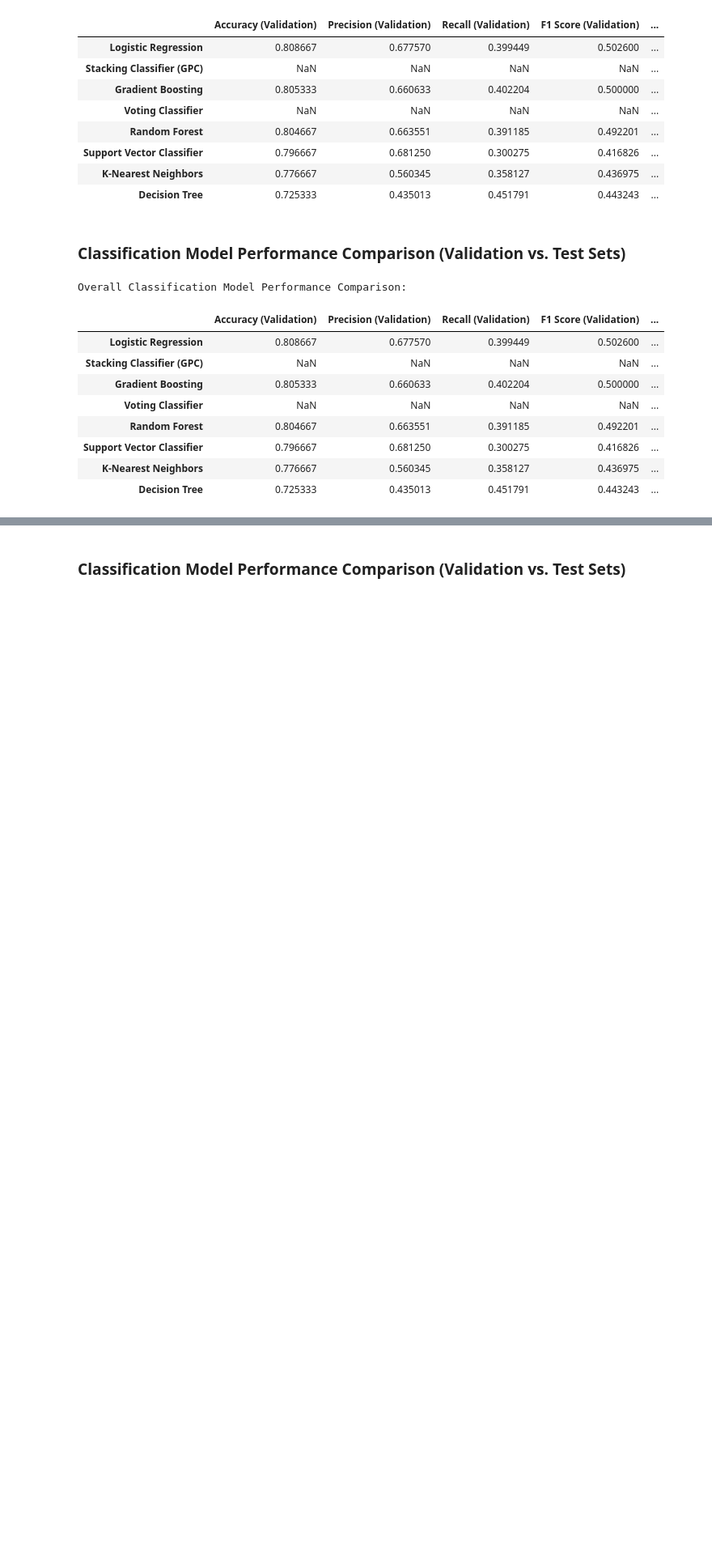
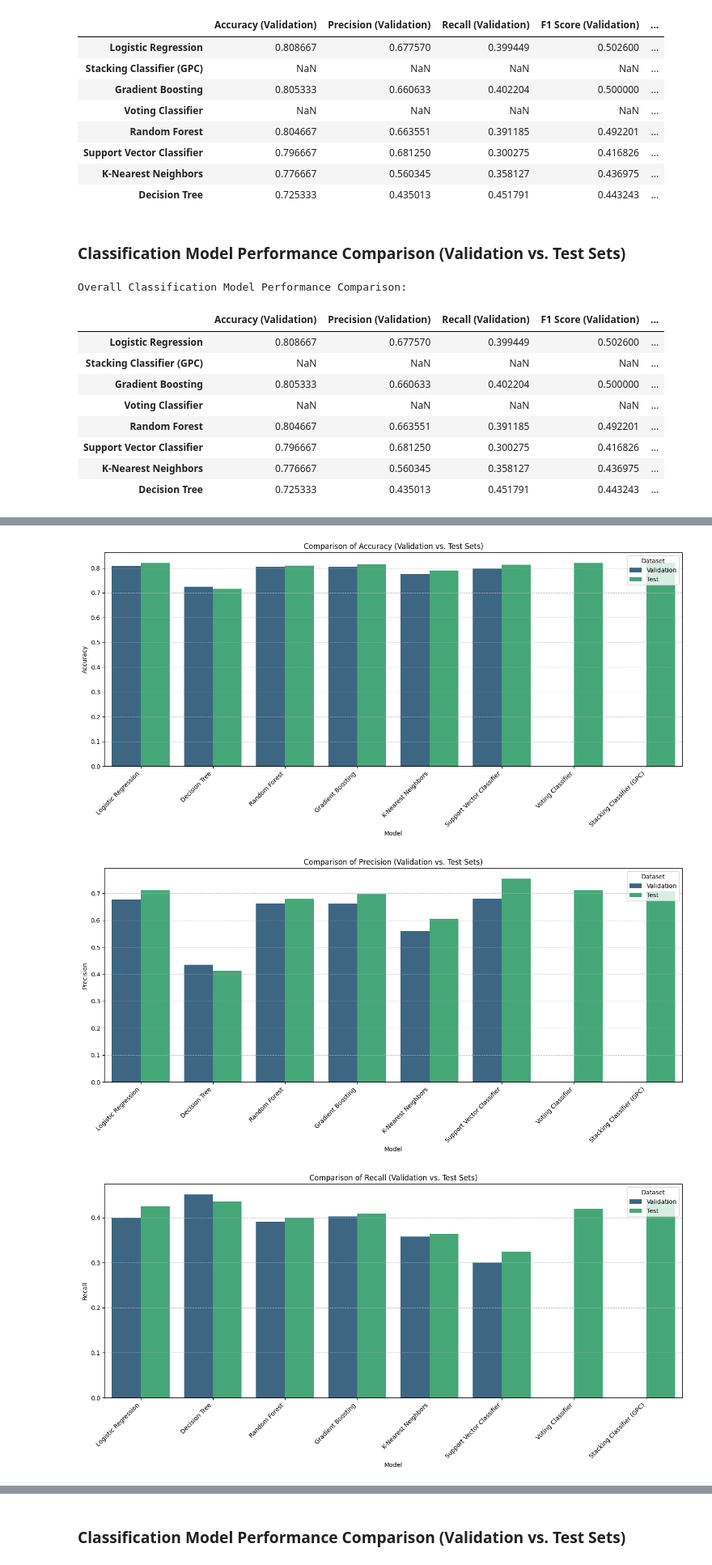
Before and after one commit to omonigho-egbo-15/ITAI_ML_FINAL_EXAM_PROJECT, a Jupyter notebook: EgboOmonigho_ITAI_Exam_2_.ipynb, the cells around one changed output, grey strips where cells are left out. Shown at 81% size. Drawn from its saved outputs; the diff is of its cells as text; code cells hidden in the pictures; blank space fills up the shorter version.

```diff
--- a/EgboOmonigho_ITAI_Exam_2_.ipynb
+++ b/EgboOmonigho_ITAI_Exam_2_.ipynb
@@ -1163,0 +1205,34 @@ Final classification results PDF has been prepared and offered for download.
+# %%
+import matplotlib.pyplot as plt
+import seaborn as sns
+
+metrics = ['Accuracy', 'Precision', 'Recall', 'F1 Score', 'ROC AUC']
+
+for metric in metrics:
+    plt.figure(figsize=(14, 7))
+    # Extract validation and test metrics for the current metric
+    validation_metric = comparison_df[metric + ' (Validation)']
+    test_metric = comparison_df[metric + ' (Test)']
+
+    # Create a DataFrame for plotting
+    plot_df = pd.DataFrame({
+        'Model': comparison_df.index,
+        'Validation': validation_metric,
+        'Test': test_metric
+    })
+
+    # Melt the DataFrame for seaborn barplot
+    plot_df_melted = plot_df.melt(id_vars='Model', var_name='Set', value_name=metric)
+
+    sns.barplot(x='Model', y=metric, hue='Set', data=plot_df_melted, palette='viridis')
+    plt.title(f'Comparison of {metric} (Validation vs. Test Sets)')
+    plt.ylabel(metric)
+    plt.xticks(rotation=45, ha='right')
+    plt.legend(title='Dataset')
+    plt.grid(axis='y', linestyle='--', alpha=0.7)
+    plt.tight_layout()
+    plt.show()
+# %% [output]
+[figure, added]
+[figure, added]
+[figure, added]
```
Also changed, not shown: parts of 16 cells of this notebook.
